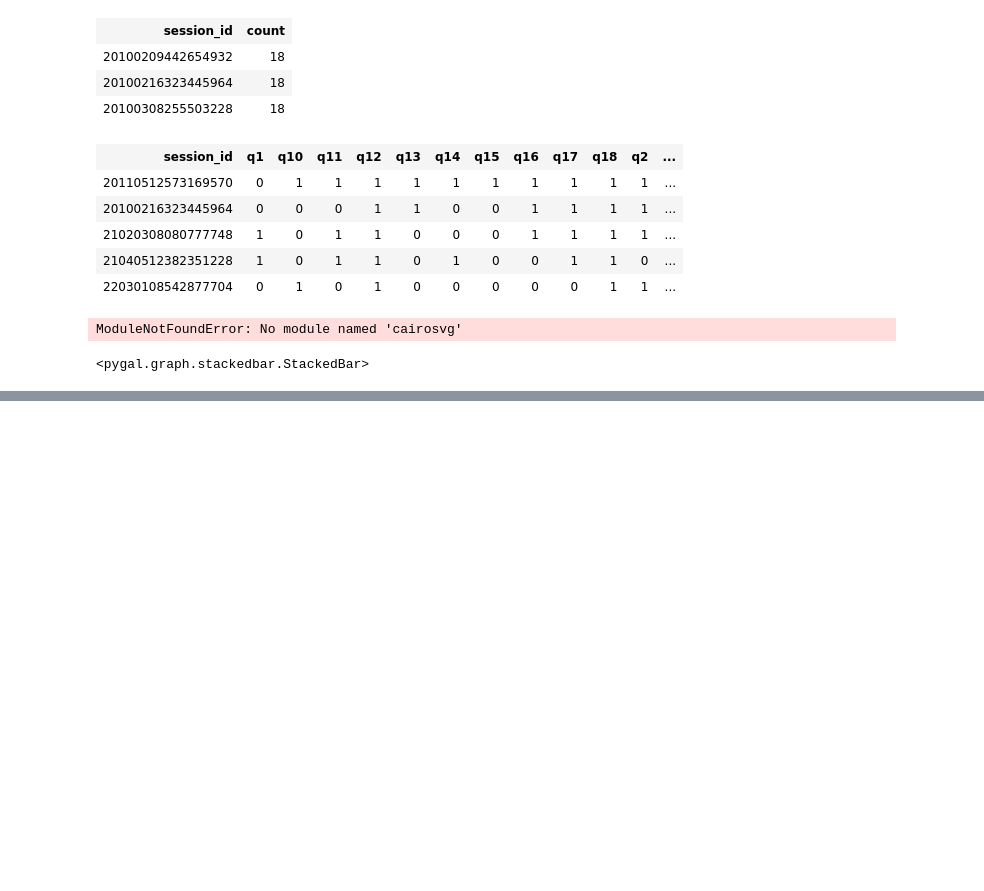
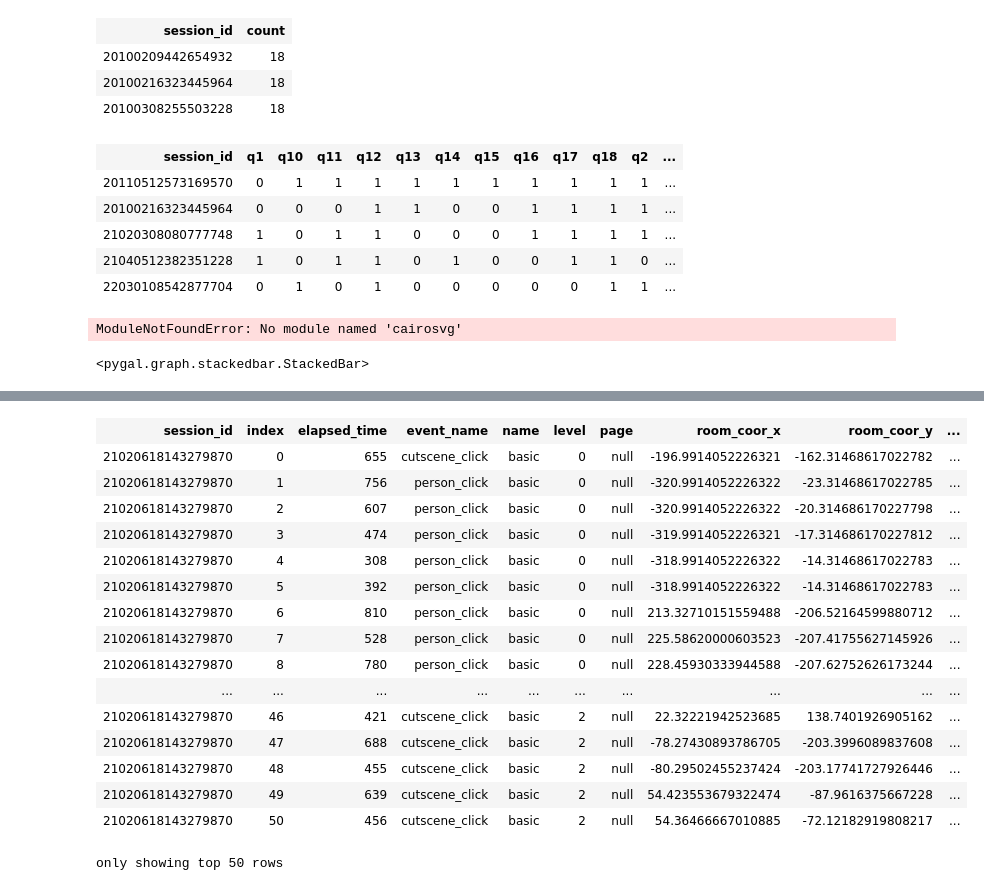
Before and after one commit to notPlancha/pbd, a Jupyter notebook: 2-cleanup_e_features.ipynb, the cells around one changed output, grey strips where cells are left out. Cells and saved outputs as stored; diff of their text form; code cells hidden in the pictures; blank space fills up the shorter version.

```diff
--- a/2-cleanup_e_features.ipynb
+++ b/2-cleanup_e_features.ipynb
@@ -176,3 +175,23 @@ NameError: name 'pd' is not defined
+# %%
+train.df.filter("session_id == 21020618143279870")
+# %% [output]
+| session_id | index | elapsed_time | event_name | name | level | page | room_coor_x | room_coor_y | ... |
+| 21020618143279870 | 0 | 655 | cutscene_click | basic | 0 | null | -196.9914052226321 | -162.31468617022782 | ... |
+| 21020618143279870 | 1 | 756 | person_click | basic | 0 | null | -320.9914052226322 | -23.31468617022785 | ... |
+| 21020618143279870 | 2 | 607 | person_click | basic | 0 | null | -320.9914052226322 | -20.314686170227798 | ... |
+| 21020618143279870 | 3 | 474 | person_click | basic | 0 | null | -319.9914052226321 | -17.314686170227812 | ... |
+| 21020618143279870 | 4 | 308 | person_click | basic | 0 | null | -318.9914052226322 | -14.31468617022783 | ... |
+| 21020618143279870 | 5 | 392 | person_click | basic | 0 | null | -318.9914052226322 | -14.31468617022783 | ... |
+| 21020618143279870 | 6 | 810 | person_click | basic | 0 | null | 213.32710151559488 | -206.52164599880712 | ... |
+| 21020618143279870 | 7 | 528 | person_click | basic | 0 | null | 225.58620000603523 | -207.41755627145926 | ... |
+| 21020618143279870 | 8 | 780 | person_click | basic | 0 | null | 228.45930333944588 | -207.62752626173244 | ... |
+| ... | ... | ... | ... | ... | ... | ... | ... | ... | ... |
+| 21020618143279870 | 46 | 421 | cutscene_click | basic | 2 | null | 22.32221942523685 | 138.7401926905162 | ... |
+| 21020618143279870 | 47 | 688 | cutscene_click | basic | 2 | null | -78.27430893786705 | -203.3996089837608 | ... |
+| 21020618143279870 | 48 | 455 | cutscene_click | basic | 2 | null | -80.29502455237424 | -203.17741727926446 | ... |
+| 21020618143279870 | 49 | 639 | cutscene_click | basic | 2 | null | 54.423553679322474 | -87.9616375667228 | ... |
+| 21020618143279870 | 50 | 456 | cutscene_click | basic | 2 | null | 54.36466667010885 | -72.12182919808217 | ... |
+only showing top 50 rows
 # %%
 from plotnine import *
 (
```
Also changed, not shown: parts of 10 cells of this notebook, 6 other files.
